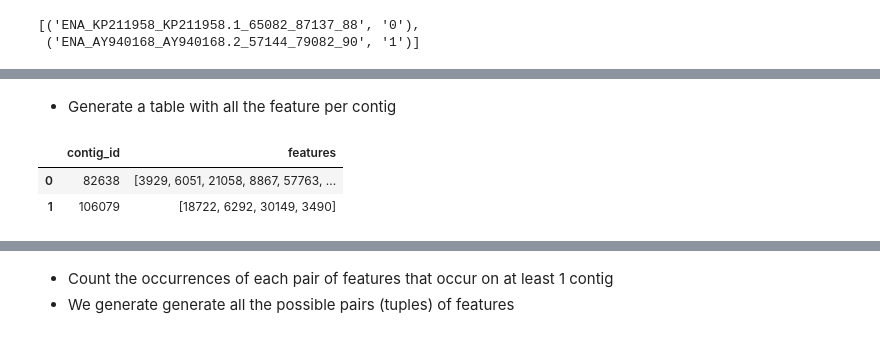
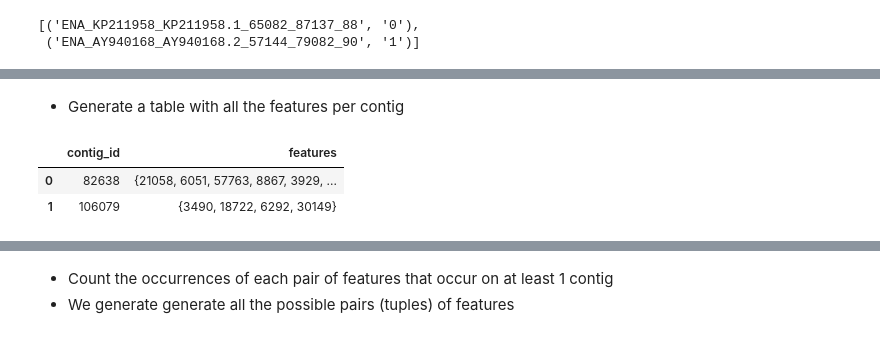
Before and after one commit to mahdi-b/phaage-g2p, a Jupyter notebook: find_module_prototype.ipynb, the cells around one changed output, grey strips where cells are left out. Saved outputs shown, nothing was run; the diff lists cells and outputs as text; code cells hidden in the pictures.

```diff
--- a/find_module_prototype.ipynb
+++ b/find_module_prototype.ipynb
@@ -40,12 +44,12 @@ data.head(2)
 | 0 | ENA_AY095314_AY095314.2_3724_3921_10 | AY095314.2 | 3724 | 3921 | 10 | Unknown | ... |
 | 1 | ENA_JX889246_JX889246.1_45181_449... | JX889246.1 | 45181 | 44900 | 68 | Uncharacterized protein | ... |
 # %% [markdown]
-* Generate a table with all the feature per contig
+* Generate a table with all the features per contig
 # %%
-temp = data.groupby("contig_number").apply(lambda x: x["feature_number"].values)
+temp = data.groupby("contig_number").apply(lambda x: set(x["feature_number"].values))
 subsets = pd.DataFrame({"contig_id": temp.index, "features": temp.values})
 subsets.head(2)
 # %% [output]
 |  | contig_id | features |
-| 0 | 82638 | [3929, 6051, 21058, 8867, 57763, ... |
-| 1 | 106079 | [18722, 6292, 30149, 3490] |
+| 0 | 82638 | {21058, 6051, 57763, 8867, 3929, ... |
+| 1 | 106079 | {3490, 18722, 6292, 30149} |
```
Also changed, not shown: parts of 35 cells of this notebook.
